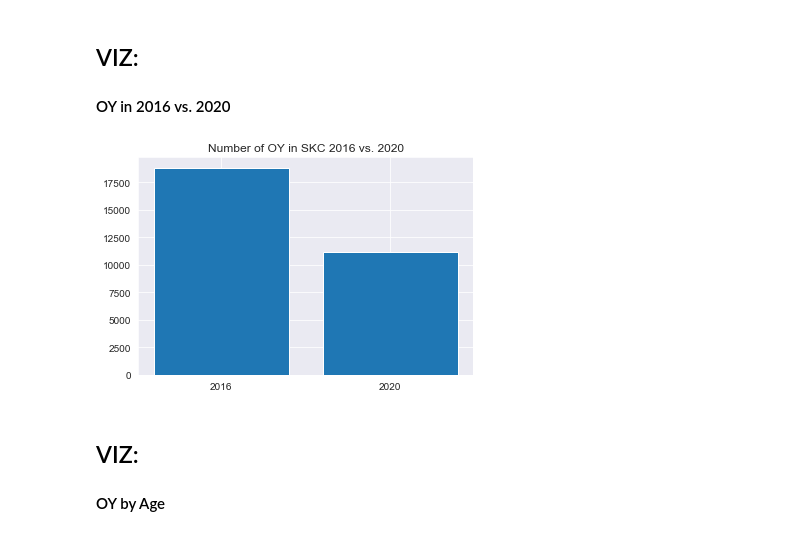
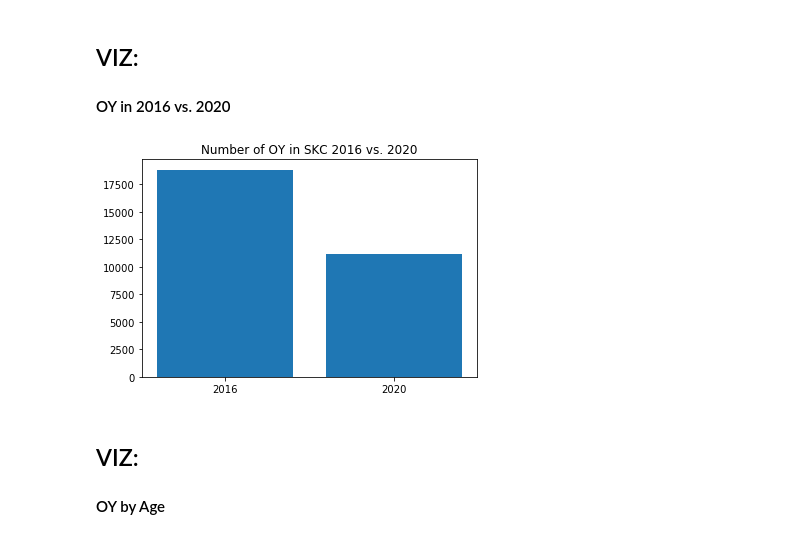
Before and after one commit to sam-thurman/dsc-mod-1-project-seattle-ds, a Jupyter notebook: notebooks/exploratory/02_samt_v2_exploratory.ipynb, the cells around one changed output. Drawn from its saved outputs; the diff is of its cells as text; code cells hidden in the pictures.

```diff
--- a/notebooks/exploratory/02_samt_v2_exploratory.ipynb
+++ b/notebooks/exploratory/02_samt_v2_exploratory.ipynb
@@ -50,12 +36,10 @@ oy_df_22_24 = pd.read_csv('oy_df_22_24.csv')
 # %% [markdown]
 ## VIZ:
 #### OY in 2016 vs. 2020
-# %%
-plt.bar(['2016', '2020'], [18817, 11115])
-plt.title('Number of OY in SKC 2016 vs. 2020')
-pass
-# %% [output]
-[figure, removed]
+# %%
+viz.plot_16_v_20()
+# %% [output]
+[figure, added]
 # %% [markdown]
 ## VIZ:
 #### OY by Age
```
Also changed, not shown: parts of 6 cells of this notebook, 1 other file.
